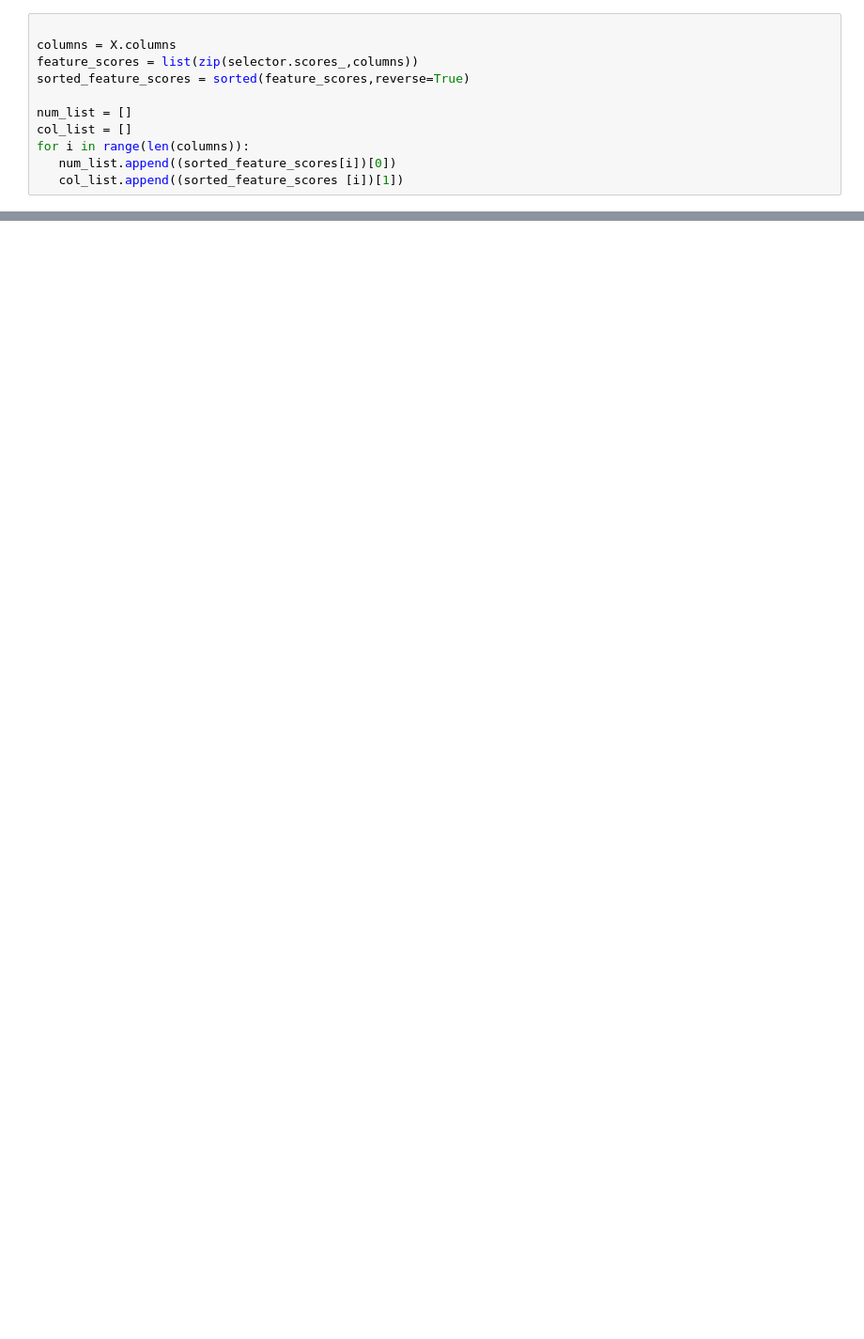
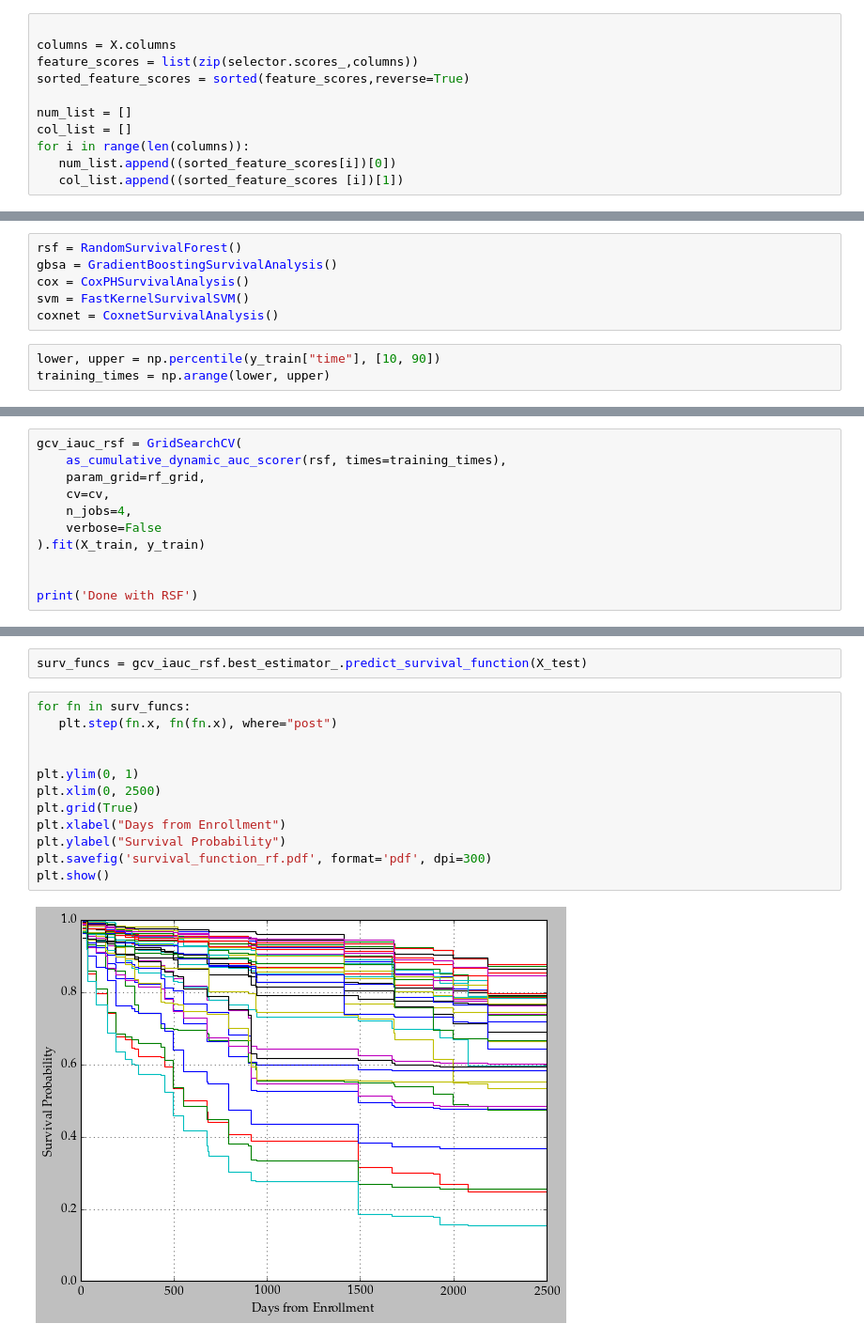
Before and after one commit to V1ncenttt/liver-cancer-survival-analysis, a Jupyter notebook: src/models.ipynb, the cells around one changed output, grey strips where cells are left out. Shown at 94% size. Cells and saved outputs as stored; diff of their text form; blank space fills up the shorter version.

```diff
--- a/src/models.ipynb
+++ b/src/models.ipynb
@@ -178,0 +184,9 @@ sum(fn(1825) for fn in surv_funcs)
+# %%
+rsf = RandomSurvivalForest()
+gbsa = GradientBoostingSurvivalAnalysis()
+cox = CoxPHSurvivalAnalysis()
+svm = FastKernelSurvivalSVM()
+coxnet = CoxnetSurvivalAnalysis()
+# %%
+lower, upper = np.percentile(y_train["time"], [10, 90])
+training_times = np.arange(lower, upper)
@@ -178,0 +229,11 @@ sum(fn(1825) for fn in surv_funcs)
+# %%
+gcv_iauc_rsf = GridSearchCV(
+    as_cumulative_dynamic_auc_scorer(rsf, times=training_times),
+    param_grid=rf_grid,
+    cv=cv,
+    n_jobs=4,
+    verbose=False
+).fit(X_train, y_train)
+
+
+print('Done with RSF')
@@ -178,0 +283,16 @@ sum(fn(1825) for fn in surv_funcs)
+# %%
+surv_funcs = gcv_iauc_rsf.best_estimator_.predict_survival_function(X_test)
+# %%
+for fn in surv_funcs:
+   plt.step(fn.x, fn(fn.x), where="post")
+
+
+plt.ylim(0, 1)
+plt.xlim(0, 2500)
+plt.grid(True)
+plt.xlabel("Days from Enrollment")
+plt.ylabel("Survival Probability")
+plt.savefig('survival_function_rf.pdf', format='pdf', dpi=300)
+plt.show()
+# %% [output]
+[figure, added]
```
Also changed, not shown: parts of 64 cells of this notebook.
